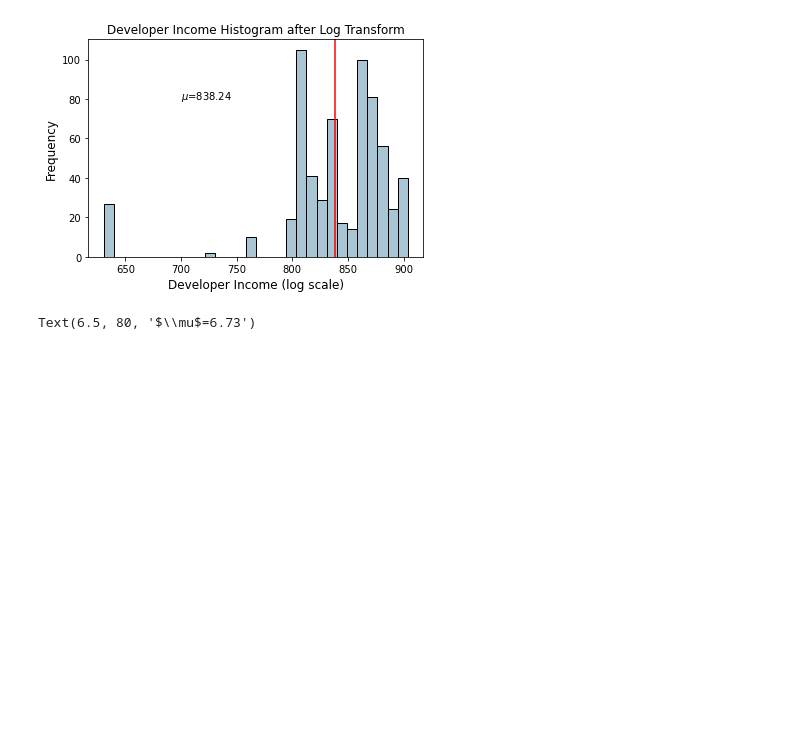
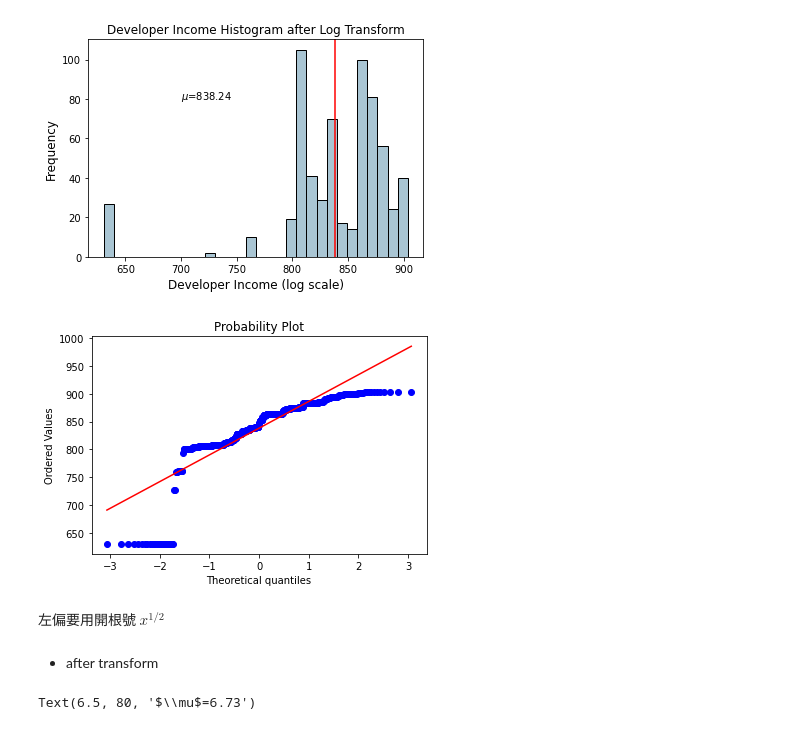
Before and after one commit to EricTsai83/IMBD_data_competition, a Jupyter notebook: Code/EDA.ipynb, the cells around one changed output. Drawn from its saved outputs; the diff is of its cells as text; code cells hidden in the pictures; blank space fills up the shorter version.

```diff
--- a/Code/EDA.ipynb
+++ b/Code/EDA.ipynb
@@ -692,6 +697,17 @@ ax.text(700, 80, r'$\mu$='+str(clean_pressure22_mean), fontsize=10)
 # %% [output]
 Text(700, 80, '$\\mu$=838.24')
 [figure]
+# %%
+fig = plt.figure()
+ax = fig.add_subplot()
+prob = stats.probplot(data_x['clean_pressure22'], dist=stats.norm, plot=ax)
+plt.show()
+# %% [output]
+[figure, added]
+# %% [markdown]
+左偏要用開根號 $x^{1/2}$
+# %% [markdown]
+* after transform
 # %%
 clean_pressure22_log = np.log((1+ data_x['clean_pressure22']))
 # %%
```
Also changed, not shown: parts of 14 cells of this notebook, 1 other file.
